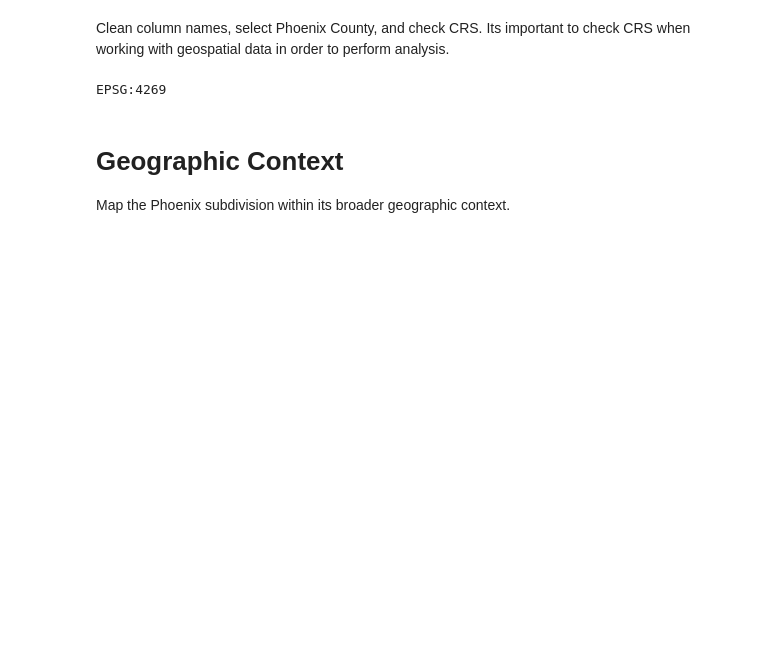
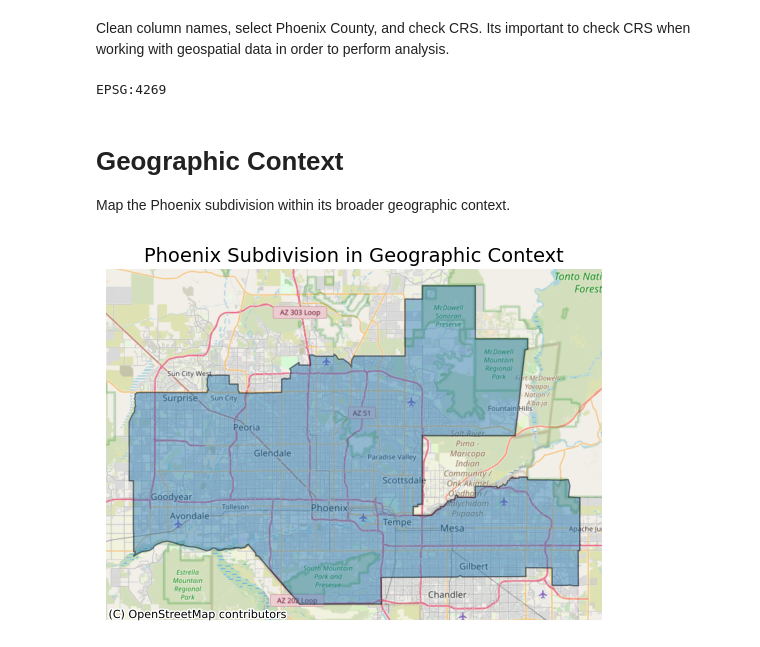
Before and after one commit to IIDonaji/urban-sprawl-biodiversity-phoenix, a Jupyter notebook: BII_Phoenix.ipynb, the cells around one changed output. Drawn from its saved outputs; the diff is of its cells as text; code cells hidden in the pictures; blank space fills up the shorter version.

Commit message:
save Phoenix subdivision figure.

```diff
--- a/BII_Phoenix.ipynb
+++ b/BII_Phoenix.ipynb
@@ -165,25 +172,22 @@ EPSG:4269
 # %% [markdown]
 # Geographic Context
 Map the Phoenix subdivision within its broader geographic context.
-# %%
-# Set figure
-fig, ax = plt.subplots(figsize=(11,10))
-
-# Creat axis with plot
-
-
-# Plot Arizona outline
-arizona.boundary.plot(ax=ax, color="black", linewidth=1, label="Arizona")
-
-# Highlight Phoenix
-phoenix.plot(ax=ax, color="orange", edgecolor="red", linewidth=1.2, label="Phoenix Subdivision")
-
-# Add basemap
-ctx.add_basemap(ax, source=ctx.providers.Esri.NatGeoWorldMap)
-
-# Formatting
-ax.set_title("Phoenix Subdivision in Geographic Context", fontsize=16)
-ax.legend()
-ax.set_axis_off()
-
-plt.show()
+# %%
+# set up figure
+fig, ax = plt.subplots()
+
+# create axis with plot
+(phoenix.to_crs(epsg=3857)
+      .plot(ax=ax, figsize=(11, 10), alpha=0.45, edgecolor="k"))
+
+# add NatGeo basemap from contextily
+ctx.add_basemap(ax=ax, source=ctx.providers.OpenStreetMap.Mapnik)
+
+# update axes
+ax.set_title("Phoenix Subdivision in Geographic Context", fontdict= {"fontsize": "14"})
+ax.set_axis_off()
+
+# saving map as an image so we can input it elsewhere in our notebook
+plt.savefig('figures/phoenix_county.png', bbox_inches = "tight", dpi = 100)
+# %% [output]
+[figure, added]
```
Also changed, not shown: parts of 6 cells of this notebook, 1 other file.
